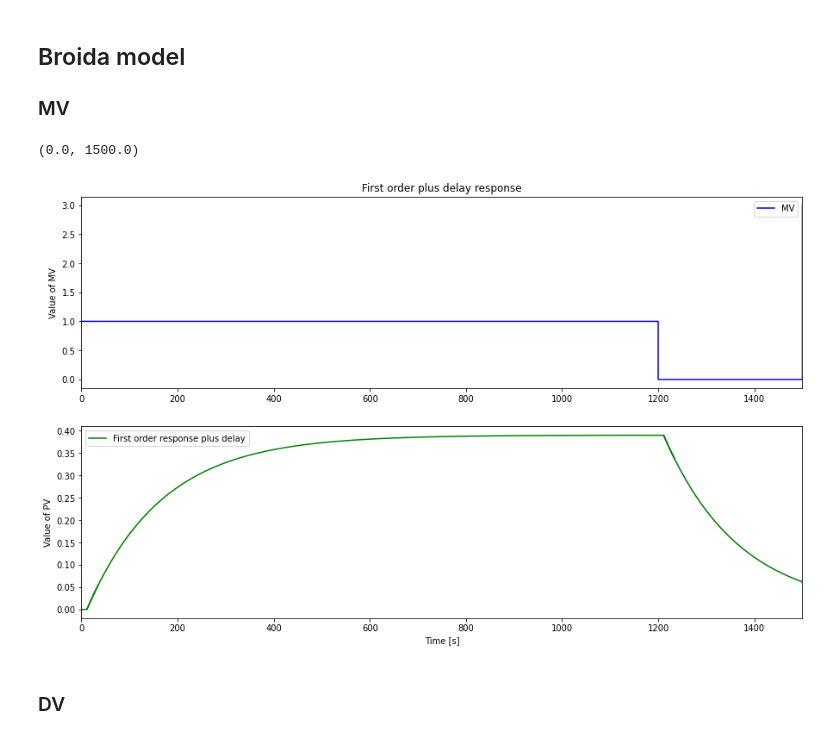
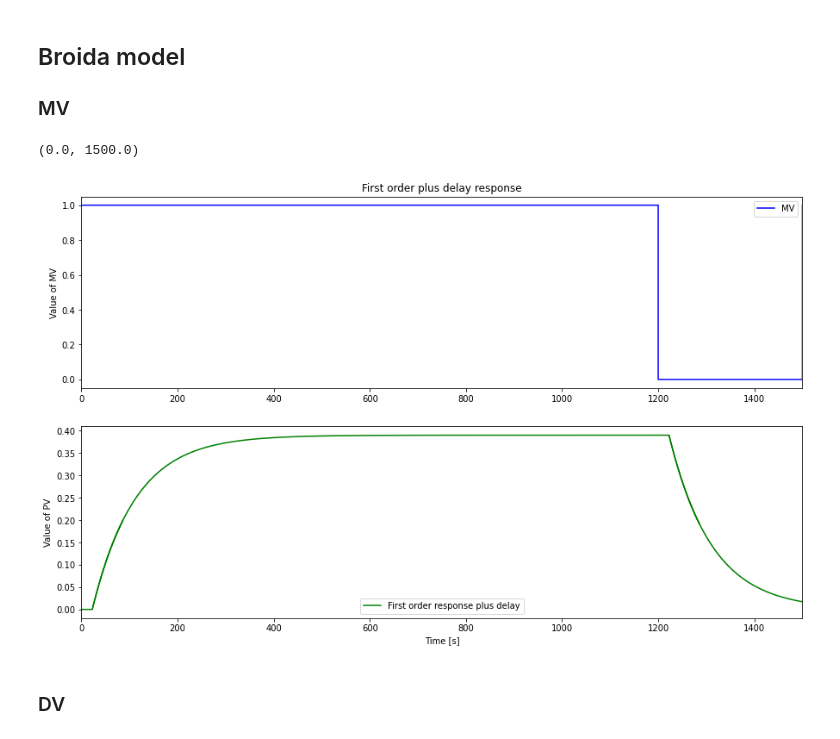
Before and after one commit to FlorianLebecque/Control_theory_software, a Jupyter notebook: dynamique_of_system.ipynb, the cells around one changed output. Cells and saved outputs as stored; diff of their text form; code cells hidden in the pictures.

```diff
--- a/dynamique_of_system.ipynb
+++ b/dynamique_of_system.ipynb
@@ -30,41 +30,41 @@ Ts = 0.1
 N = int(TSim/Ts) + 1
 
 # Path for MV
-MVPath = {0: 1, 1200: 0, TSim: 1}
+MVPath = {0: 1, 1230: 0, TSim: 1}
 
 t = []
 MV = []
 
 # Parameters
 Kp = 0.39
 T = 5.5*(67.75-51.6)
-theta = 11.30
+theta = (2.8 * 51.6) - (1.8 * 67.75)
 
 # MV is created from MVPath
 for i in range(0,N):
     t.append(i*Ts)
     SelectPath_RT(MVPath,t,MV)
 
 PV = FOPDT(MV,Kp,T,theta,Ts)
 
 plt.figure(figsize = (15,9))
 
 plt.subplot(2,1,1)
 plt.step(t,MV,'b-',label='MV',where='post')
 plt.ylabel('Value of MV')
 plt.title('First order plus delay response')
 plt.legend(loc='best')
 plt.xlim([0, TSim])
 
 plt.subplot(2,1,2)
 plt.step(t,PV,'g-',label='First order response plus delay',where='post')
 plt.ylabel('Value of PV')
 plt.xlabel('Time [s]')
 plt.legend(loc='best')
 plt.xlim([0, TSim])
 # %% [output]
 (0.0, 1500.0)
-[figure, old version]
+[figure, new version]
 # %% [markdown]
 ### DV
 # %%
```
